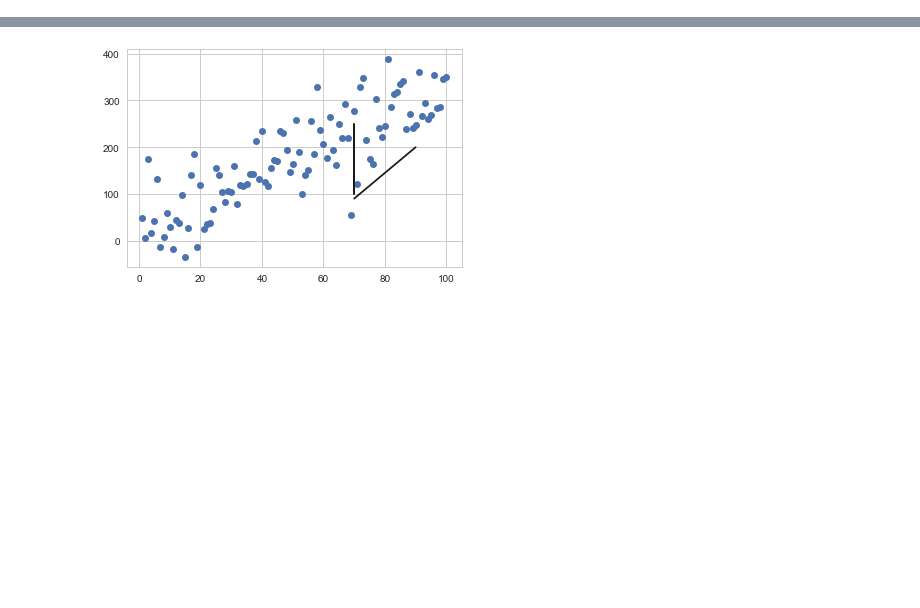
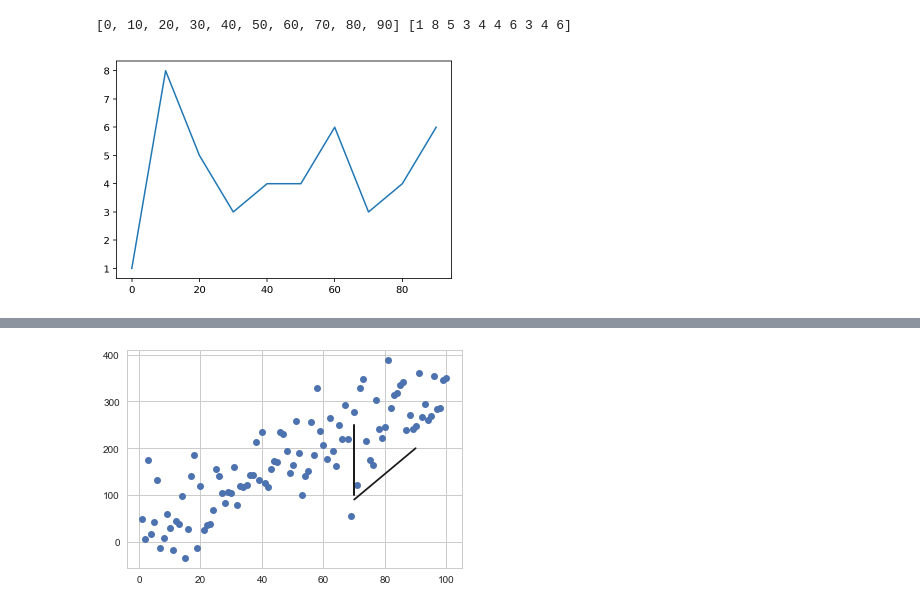
Before and after one commit to minus31/TID, a Jupyter notebook: DataScience/Data_Visualization.ipynb, the cells around one changed output, grey strips where cells are left out. Cells and saved outputs as stored; diff of their text form; code cells hidden in the pictures; blank space fills up the shorter version.

```diff
--- a/DataScience/Data_Visualization.ipynb
+++ b/DataScience/Data_Visualization.ipynb
@@ -5,0 +25,9 @@ np.random.seed(sum(map(ord, "palettes")))
+# %%
+# x 데이터 추가
+x = range(0,100,10)
+print(list(x), y)
+plt.plot(x, y)
+plt.show()
+# %% [output]
+[0, 10, 20, 30, 40, 50, 60, 70, 80, 90] [1 8 5 3 4 4 6 3 4 6]
+[figure, added]
```
Also changed, not shown: parts of 93 cells of this notebook.
